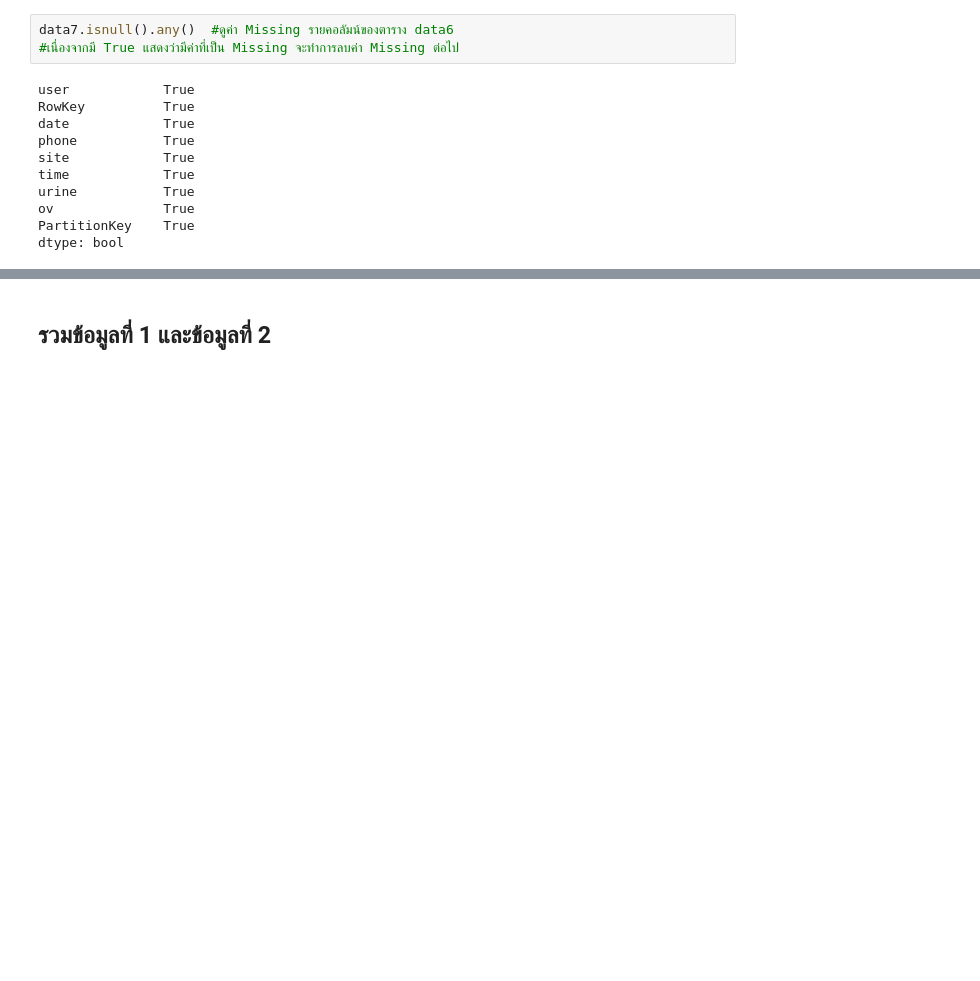
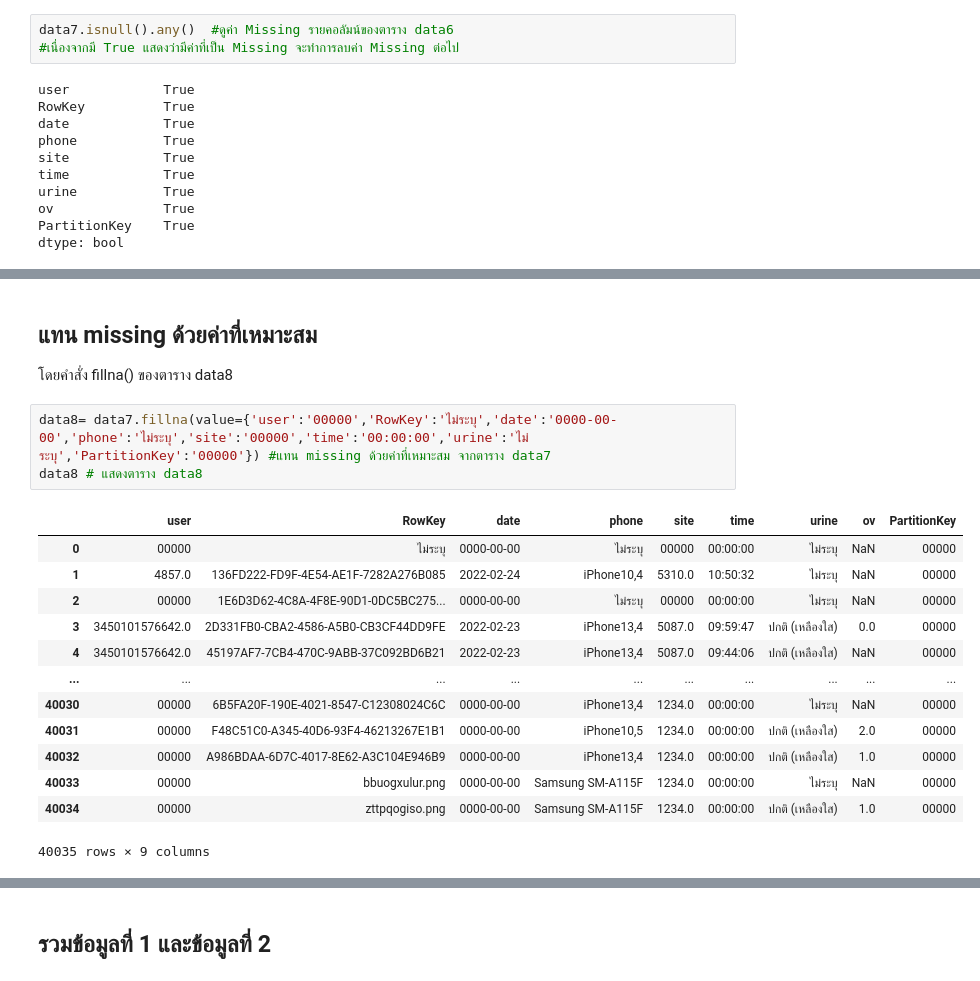
Before and after one commit to proditor002/data_viz_2022, a Jupyter notebook: dashboard_final.ipynb, the cells around one changed output, grey strips where cells are left out. Drawn from its saved outputs; the diff is of its cells as text; blank space fills up the shorter version.

```diff
--- a/dashboard_final.ipynb
+++ b/dashboard_final.ipynb
@@ -186,0 +241,21 @@ dtype: bool
+# %% [markdown]
+## แทน missing ด้วยค่าที่เหมาะสม
+
+โดยคำสั่ง fillna() ของตาราง data8
+# %%
+data8= data7.fillna(value={'user':'00000','RowKey':'ไม่ระบุ','date':'0000-00-00','phone':'ไม่ระบุ','site':'00000','time':'00:00:00','urine':'ไม่ระบุ','PartitionKey':'00000'}) #แทน missing ด้วยค่าที่เหมาะสม จากตาราง data7
+data8 # แสดงตาราง data8
+# %% [output]
+|  | user | RowKey | date | phone | site | time | urine | ov | PartitionKey |
+| 0 | 00000 | ไม่ระบุ | 0000-00-00 | ไม่ระบุ | 00000 | 00:00:00 | ไม่ระบุ | NaN | 00000 |
+| 1 | 4857.0 | 136FD222-FD9F-4E54-AE1F-7282A276B085 | 2022-02-24 | iPhone10,4 | 5310.0 | 10:50:32 | ไม่ระบุ | NaN | 00000 |
+| 2 | 00000 | 1E6D3D62-4C8A-4F8E-90D1-0DC5BC275... | 0000-00-00 | ไม่ระบุ | 00000 | 00:00:00 | ไม่ระบุ | NaN | 00000 |
+| 3 | 3450101576642.0 | 2D331FB0-CBA2-4586-A5B0-CB3CF44DD9FE | 2022-02-23 | iPhone13,4 | 5087.0 | 09:59:47 | ปกติ (เหลืองใส) | 0.0 | 00000 |
+| 4 | 3450101576642.0 | 45197AF7-7CB4-470C-9ABB-37C092BD6B21 | 2022-02-23 | iPhone13,4 | 5087.0 | 09:44:06 | ปกติ (เหลืองใส) | NaN | 00000 |
+| ... | ... | ... | ... | ... | ... | ... | ... | ... | ... |
+| 40030 | 00000 | 6B5FA20F-190E-4021-8547-C12308024C6C | 0000-00-00 | iPhone13,4 | 1234.0 | 00:00:00 | ไม่ระบุ | NaN | 00000 |
+| 40031 | 00000 | F48C51C0-A345-40D6-93F4-46213267E1B1 | 0000-00-00 | iPhone10,5 | 1234.0 | 00:00:00 | ปกติ (เหลืองใส) | 2.0 | 00000 |
+| 40032 | 00000 | A986BDAA-6D7C-4017-8E62-A3C104E946B9 | 0000-00-00 | iPhone13,4 | 1234.0 | 00:00:00 | ปกติ (เหลืองใส) | 1.0 | 00000 |
+| 40033 | 00000 | bbuogxulur.png | 0000-00-00 | Samsung SM-A115F | 1234.0 | 00:00:00 | ไม่ระบุ | NaN | 00000 |
+| 40034 | 00000 | zttpqogiso.png | 0000-00-00 | Samsung SM-A115F | 1234.0 | 00:00:00 | ปกติ (เหลืองใส) | 1.0 | 00000 |
+40035 rows × 9 columns
```
Also changed, not shown: parts of 19 cells of this notebook.
